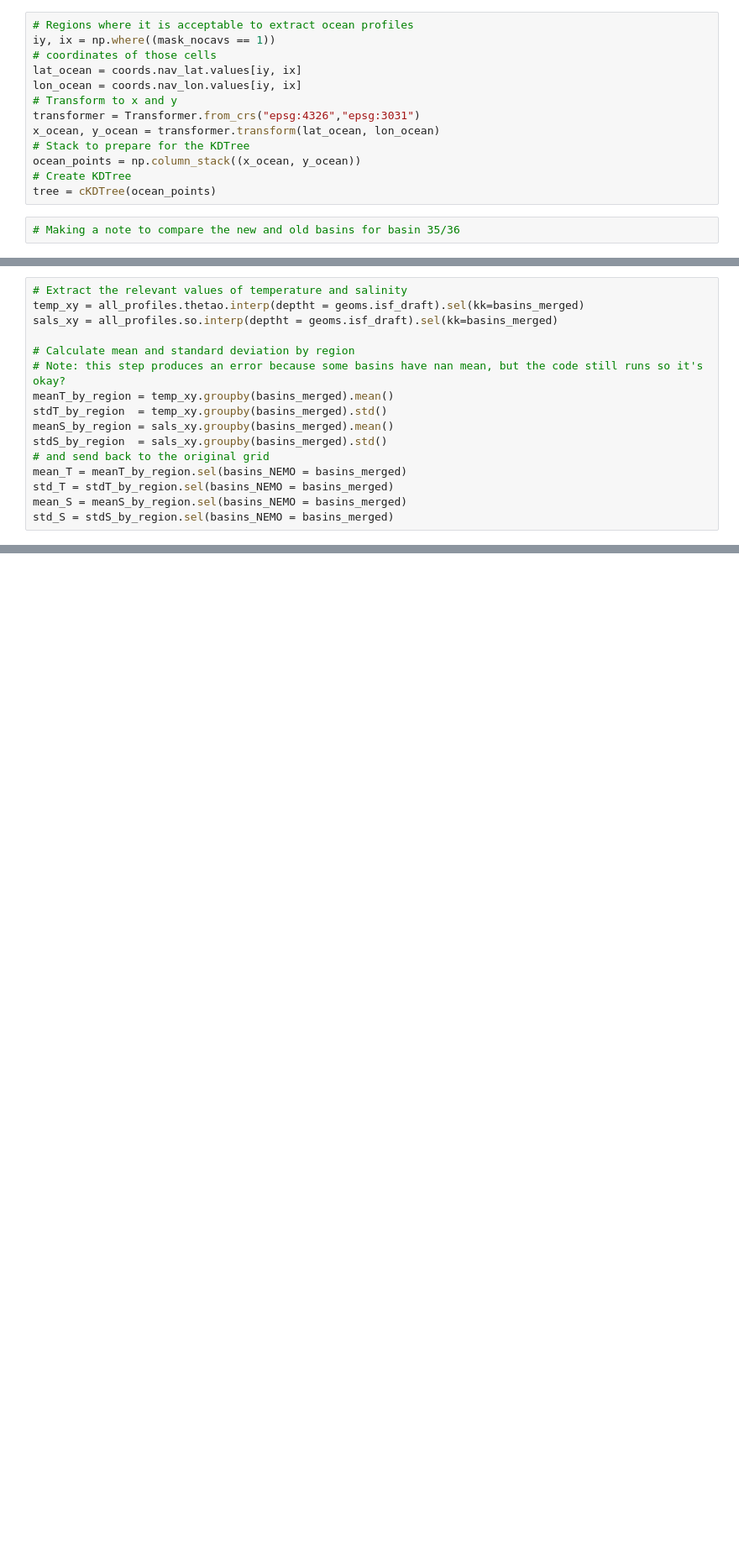
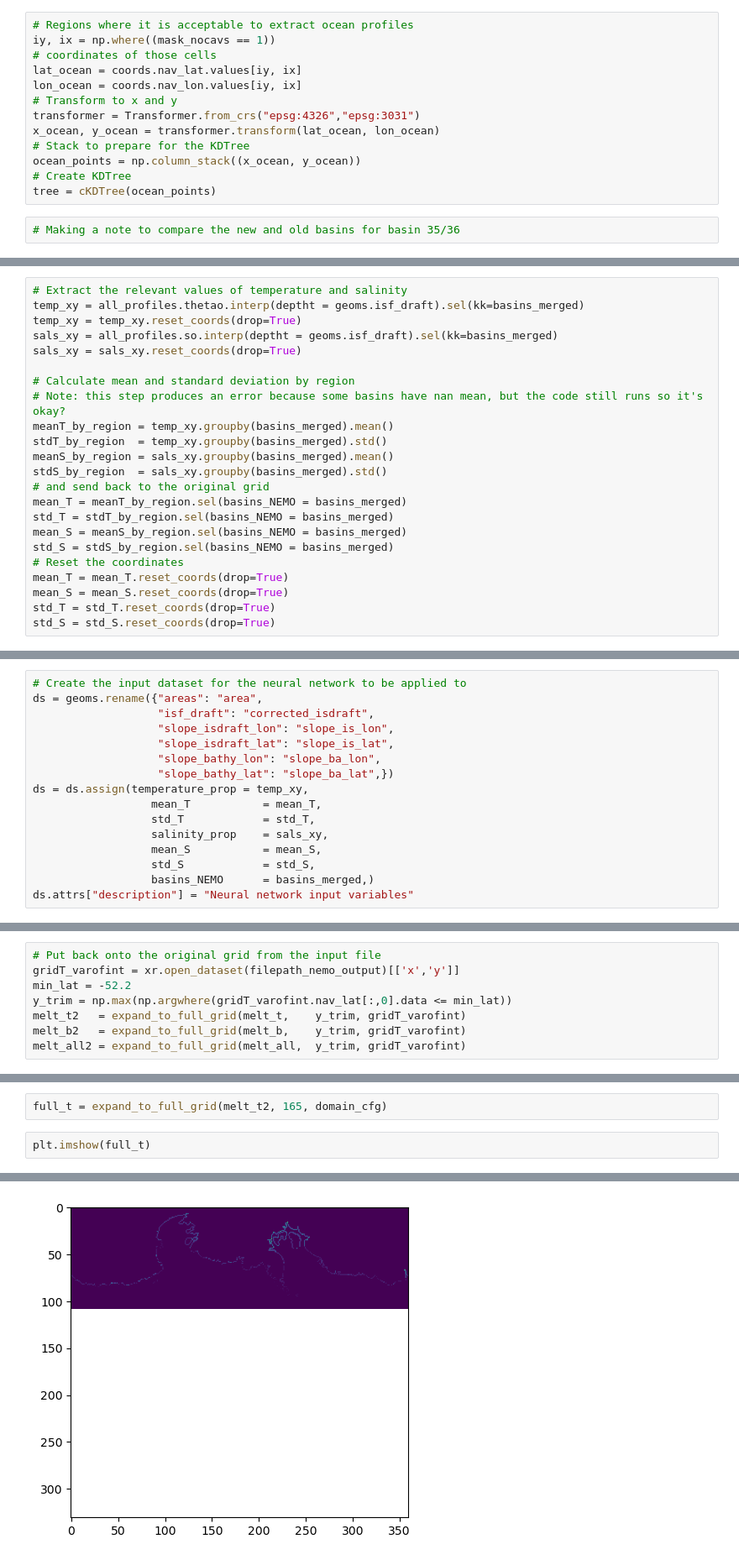
Before and after one commit to hockenden97/simpleNN_basal_melt, a Jupyter notebook: AIAI_scripts_notebooks/NEMO_full_process_function.ipynb, the cells around one changed output, grey strips where cells are left out. Shown at 84% size. Saved outputs shown, nothing was run; the diff lists cells and outputs as text; blank space fills up the shorter version.

```diff
--- a/AIAI_scripts_notebooks/NEMO_full_process_function.ipynb
+++ b/AIAI_scripts_notebooks/NEMO_full_process_function.ipynb
@@ -380,7 +409,9 @@ fig.savefig('profile.jpg', dpi = 200, bbox_inches = 'tight')
 # %%
 # Extract the relevant values of temperature and salinity
 temp_xy = all_profiles.thetao.interp(deptht = geoms.isf_draft).sel(kk=basins_merged)
+temp_xy = temp_xy.reset_coords(drop=True)
 sals_xy = all_profiles.so.interp(deptht = geoms.isf_draft).sel(kk=basins_merged)
+sals_xy = sals_xy.reset_coords(drop=True)
 
 # Calculate mean and standard deviation by region
 # Note: this step produces an error because some basins have nan mean, but the code still runs so it's okay?
@@ -393,6 +424,11 @@ mean_T = meanT_by_region.sel(basins_NEMO = basins_merged)
 std_T = stdT_by_region.sel(basins_NEMO = basins_merged)
 mean_S = meanS_by_region.sel(basins_NEMO = basins_merged)
 std_S = stdS_by_region.sel(basins_NEMO = basins_merged)
+# Reset the coordinates
+mean_T = mean_T.reset_coords(drop=True)
+mean_S = mean_S.reset_coords(drop=True)
+std_T = std_T.reset_coords(drop=True)
+std_S = std_S.reset_coords(drop=True)
 # %%
 plot_figure = True
 if plot_figure == True:
@@ -413 +451,17 @@ fig.savefig('Propagated.jpg',dpi= 200, bbox_inches = 'tight')
+# %%
+# Create the input dataset for the neural network to be applied to
+ds = geoms.rename({"areas": "area",
+                   "isf_draft": "corrected_isdraft",
+                   "slope_isdraft_lon": "slope_is_lon",
+                   "slope_isdraft_lat": "slope_is_lat",
+                   "slope_bathy_lon": "slope_ba_lon",
+                   "slope_bathy_lat": "slope_ba_lat",})
+ds = ds.assign(temperature_prop = temp_xy,
+                  mean_T           = mean_T,
+                  std_T            = std_T,
+                  salinity_prop    = sals_xy,
+                  mean_S           = mean_S,
+                  std_S            = std_S,
+                  basins_NEMO      = basins_merged,)
+ds.attrs["description"] = "Neural network input variables"
 # %%
@@ -508,0 +541,8 @@ for kk in range(len(melt_by_basin.basin)):
+# %%
+# Put back onto the original grid from the input file
+gridT_varofint = xr.open_dataset(filepath_nemo_output)[['x','y']]
+min_lat = -52.2
+y_trim = np.max(np.argwhere(gridT_varofint.nav_lat[:,0].data <= min_lat))
+melt_t2   = expand_to_full_grid(melt_t,    y_trim, gridT_varofint)
+melt_b2   = expand_to_full_grid(melt_b,    y_trim, gridT_varofint)
+melt_all2 = expand_to_full_grid(melt_all,  y_trim, gridT_varofint)
@@ -508,0 +576,5 @@ for kk in range(len(melt_by_basin.basin)):
+# %%
+full_t = expand_to_full_grid(melt_t2, 165, domain_cfg)
+# %%
+plt.imshow(full_t)
+# %% [output]
@@ -508,0 +582 @@ for kk in range(len(melt_by_basin.basin)):
+[figure, added]
```
Also changed, not shown: parts of 23 cells of this notebook, 7 other files.
